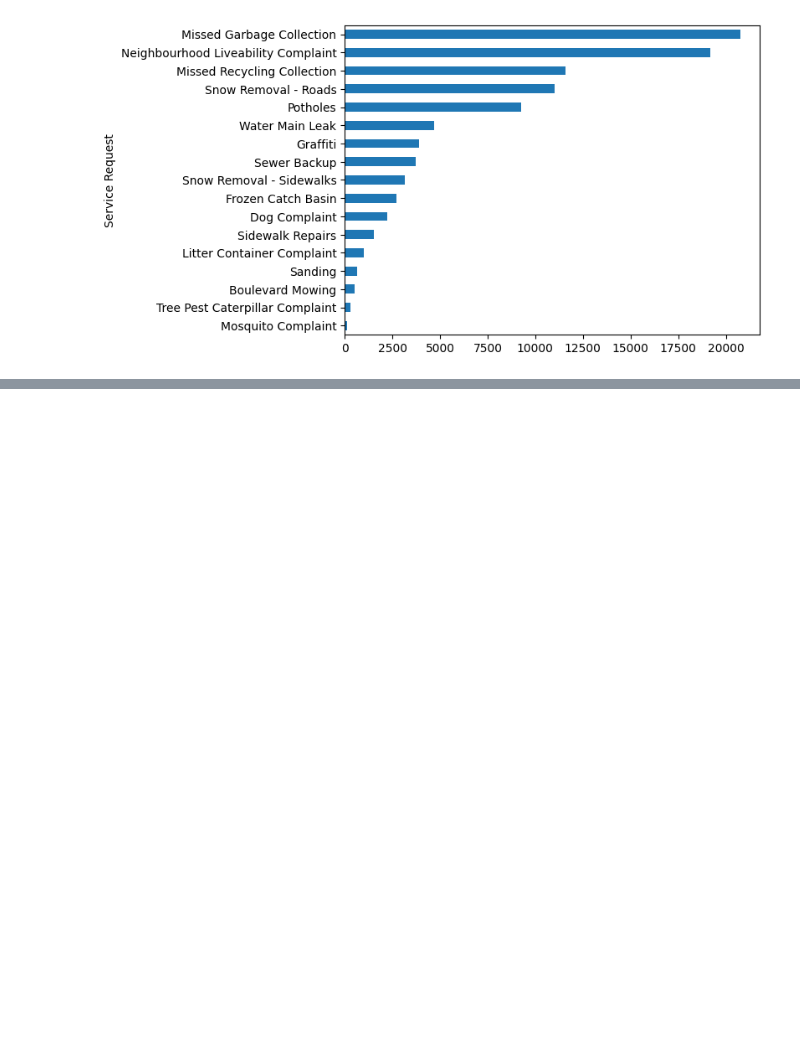
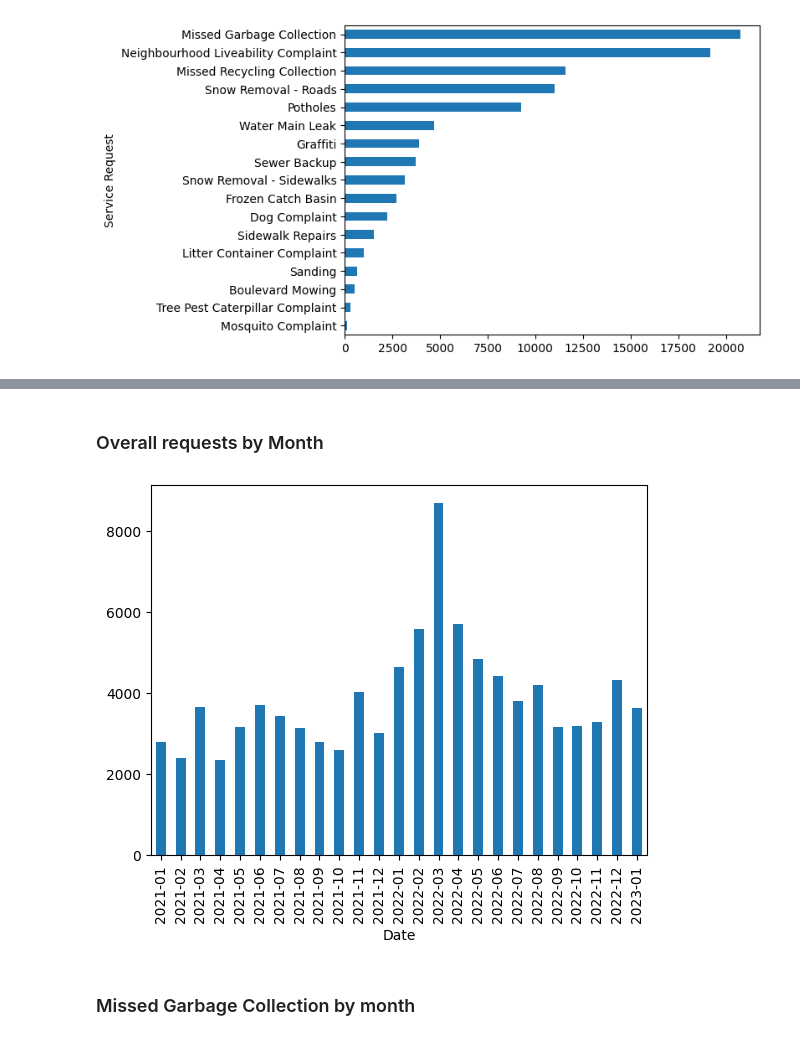
Before and after one commit to tommyvct/winnipeg-311-data-analysis, a Jupyter notebook: test.ipynb, the cells around one changed output, grey strips where cells are left out. Drawn from its saved outputs; the diff is of its cells as text; code cells hidden in the pictures; blank space fills up the shorter version.

```diff
--- a/test.ipynb
+++ b/test.ipynb
@@ -106,0 +119,8 @@ DF.groupby("Service Request").size().sort_values().plot(kind="barh")
+# %% [markdown]
+### Overall requests by Month
+# %%
+DF.groupby(DF["Date"].dt.to_period("M")).size().plot(kind="bar")
+# %% [output]
+[figure, added]
+# %% [markdown]
+### Missed Garbage Collection by month
```
Also changed, not shown: parts of 28 cells of this notebook.
